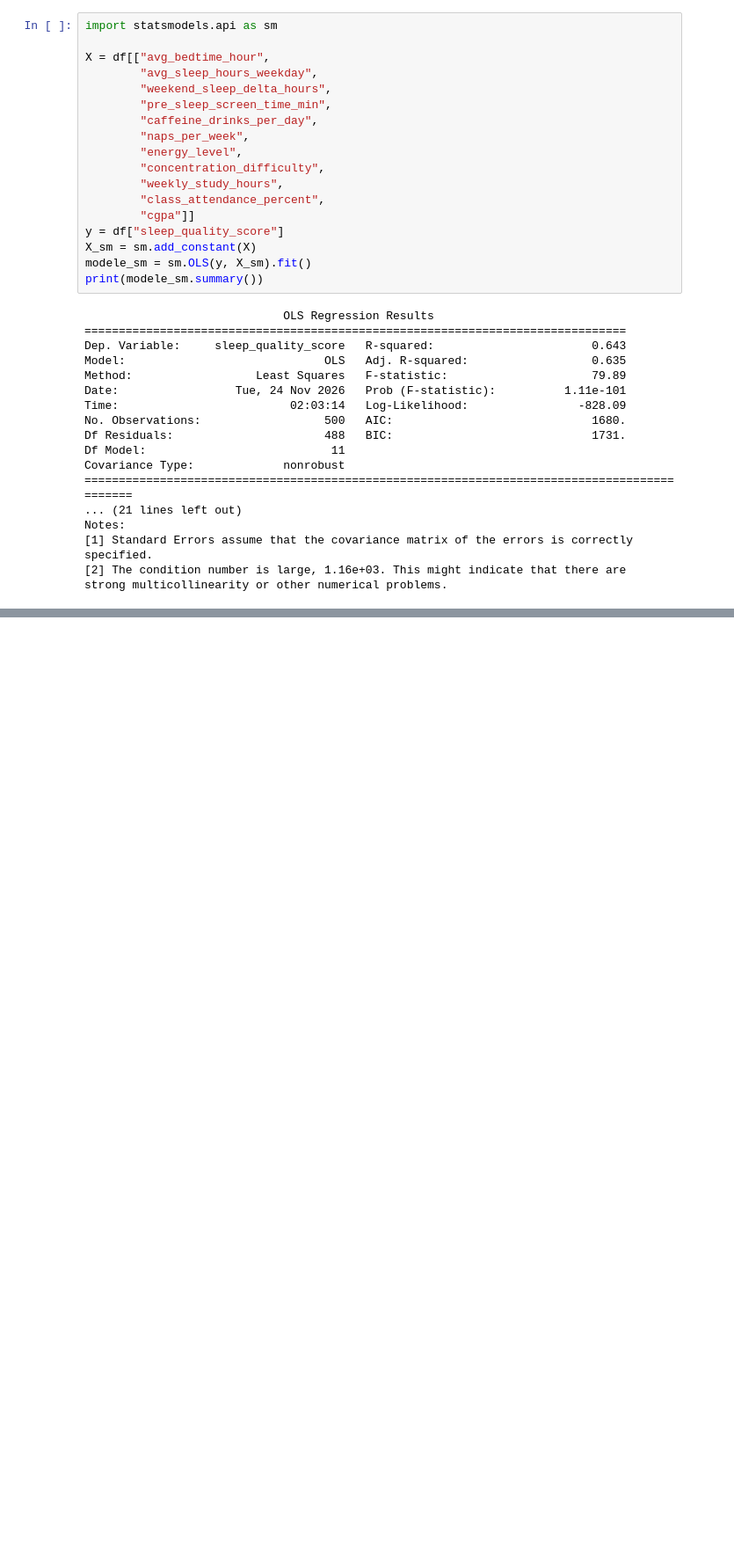
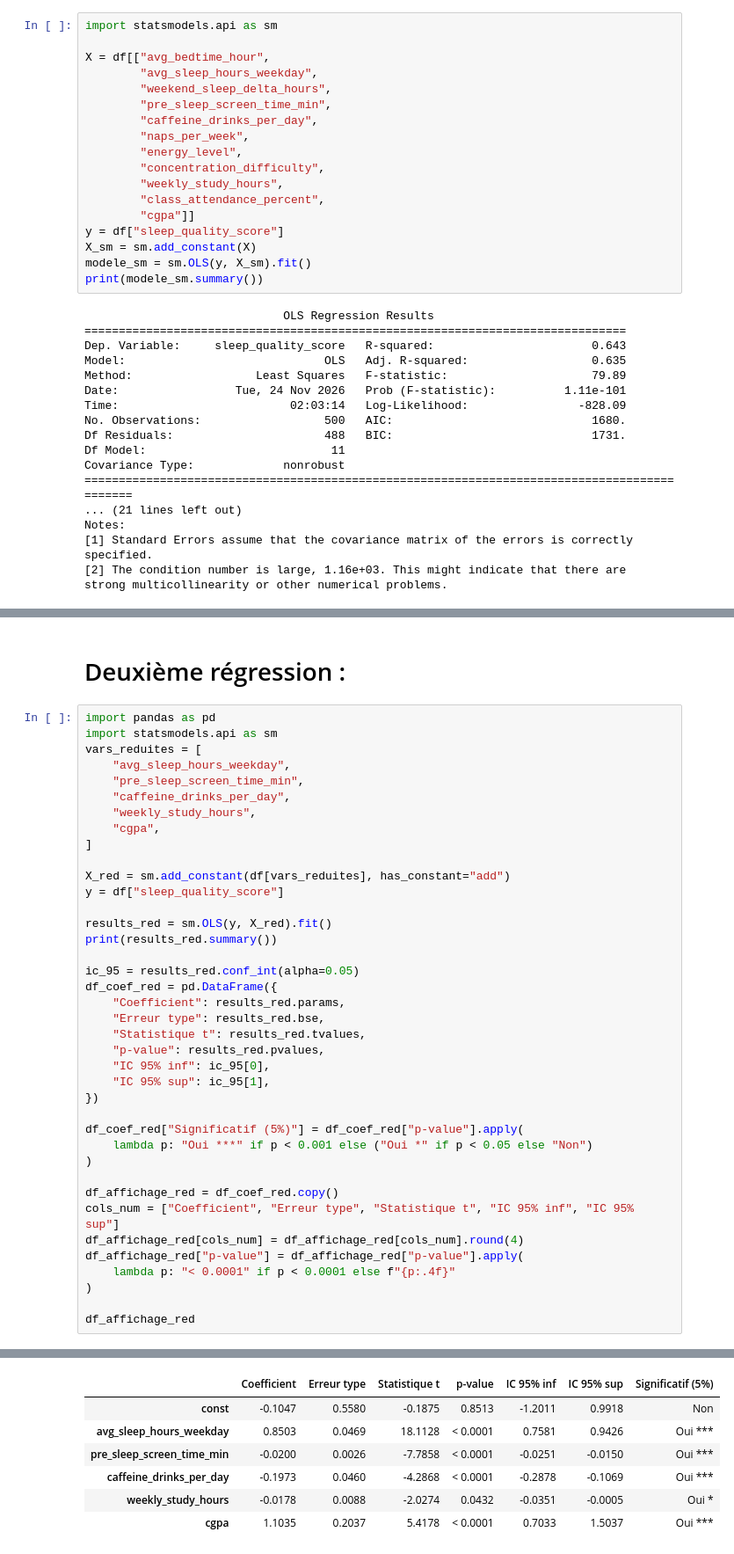
Before and after one commit to William-bguiesse/Projet_webscrapping, a Jupyter notebook: PROJET.ipynb, the cells around one changed output, grey strips where cells are left out. Shown at 88% size. Saved outputs shown, nothing was run; the diff lists cells and outputs as text; blank space fills up the shorter version.

Commit message:
test de la deuxième regression et ses résultats

```diff
--- a/PROJET.ipynb
+++ b/PROJET.ipynb
@@ -482,0 +474,42 @@ df_affichage
+# %% [markdown]
+# Deuxième régression :
+# %%
+import pandas as pd
+import statsmodels.api as sm
+vars_reduites = [
+    "avg_sleep_hours_weekday",
+    "pre_sleep_screen_time_min",
+    "caffeine_drinks_per_day",
+    "weekly_study_hours",
+    "cgpa",
+]
+
+X_red = sm.add_constant(df[vars_reduites], has_constant="add")
+y = df["sleep_quality_score"]
+
+results_red = sm.OLS(y, X_red).fit()
+print(results_red.summary())
+
+ic_95 = results_red.conf_int(alpha=0.05)
+df_coef_red = pd.DataFrame({
+    "Coefficient": results_red.params,
+    "Erreur type": results_red.bse,
+    "Statistique t": results_red.tvalues,
+    "p-value": results_red.pvalues,
+    "IC 95% inf": ic_95[0],
+    "IC 95% sup": ic_95[1],
+})
+
+df_coef_red["Significatif (5%)"] = df_coef_red["p-value"].apply(
+    lambda p: "Oui ***" if p < 0.001 else ("Oui *" if p < 0.05 else "Non")
+)
+
+df_affichage_red = df_coef_red.copy()
+cols_num = ["Coefficient", "Erreur type", "Statistique t", "IC 95% inf", "IC 95% sup"]
+df_affichage_red[cols_num] = df_affichage_red[cols_num].round(4)
+df_affichage_red["p-value"] = df_affichage_red["p-value"].apply(
+    lambda p: "< 0.0001" if p < 0.0001 else f"{p:.4f}"
+)
+
+df_affichage_red
+# %% [output]
@@ -482,0 +533,7 @@ df_affichage
+|  | Coefficient | Erreur type | Statistique t | p-value | IC 95% inf | IC 95% sup | Significatif (5%) |
+| const | -0.1047 | 0.5580 | -0.1875 | 0.8513 | -1.2011 | 0.9918 | Non |
+| avg_sleep_hours_weekday | 0.8503 | 0.0469 | 18.1128 | < 0.0001 | 0.7581 | 0.9426 | Oui *** |
+| pre_sleep_screen_time_min | -0.0200 | 0.0026 | -7.7858 | < 0.0001 | -0.0251 | -0.0150 | Oui *** |
+| caffeine_drinks_per_day | -0.1973 | 0.0460 | -4.2868 | < 0.0001 | -0.2878 | -0.1069 | Oui *** |
+| weekly_study_hours | -0.0178 | 0.0088 | -2.0274 | 0.0432 | -0.0351 | -0.0005 | Oui * |
+| cgpa | 1.1035 | 0.2037 | 5.4178 | < 0.0001 | 0.7033 | 1.5037 | Oui *** |
```
Also changed, not shown: parts of 5 cells of this notebook.
